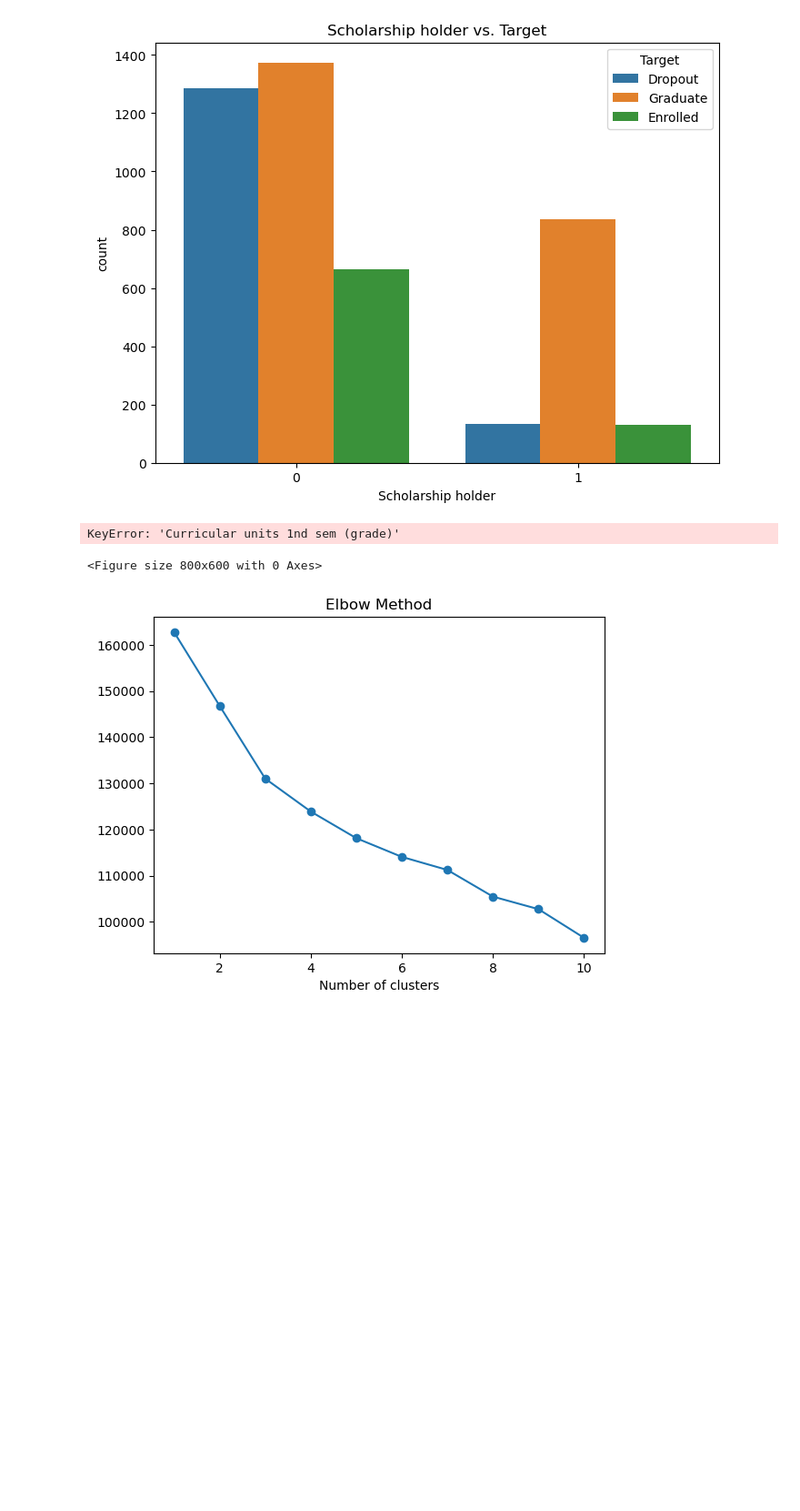
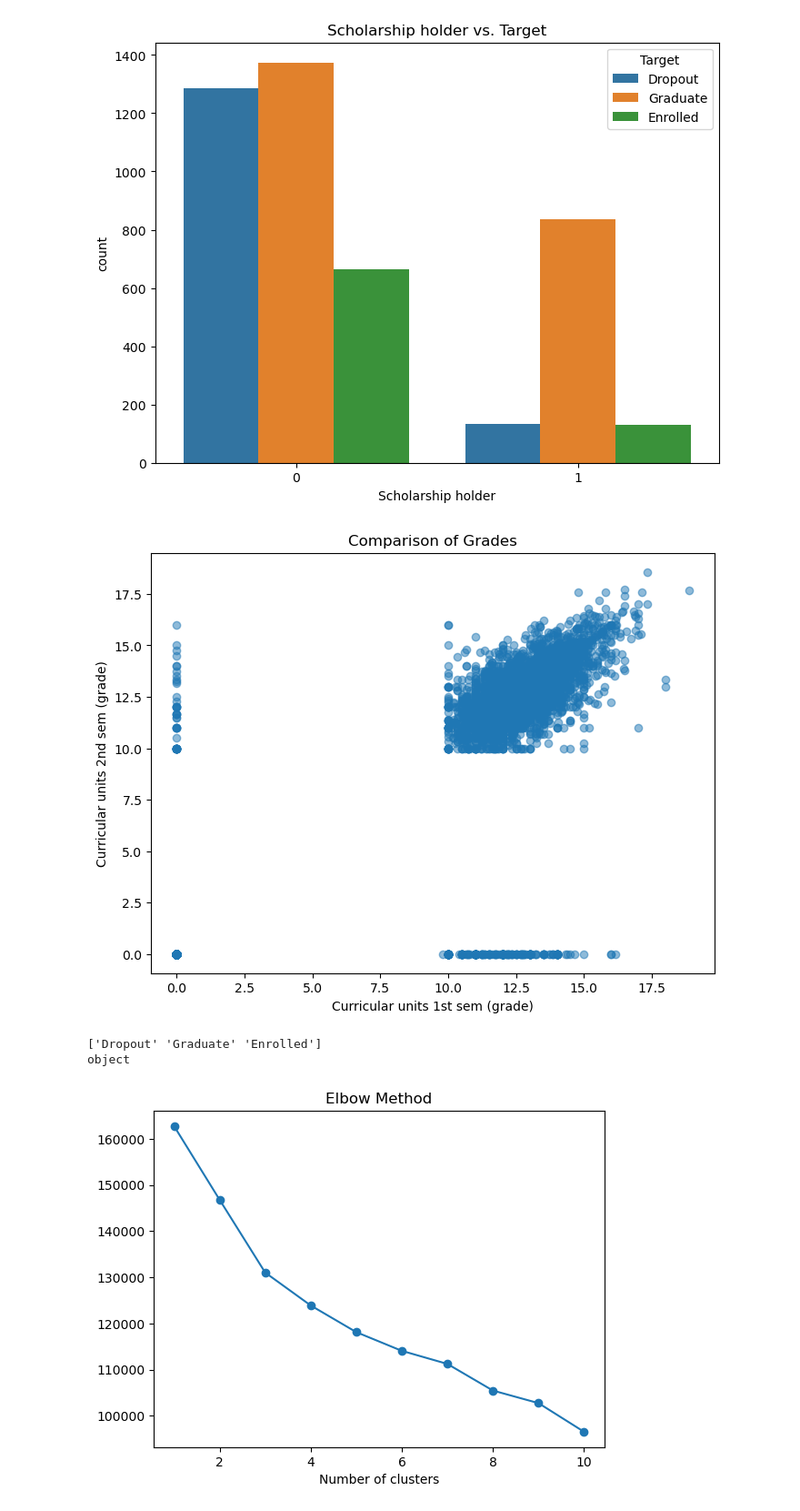
Before and after one commit to Keipatr/student-prediction-analysis, a Jupyter notebook: ALP_DATMIN_Kamis.ipynb, the cells around one changed output. Shown at 91% size. Drawn from its saved outputs; the diff is of its cells as text; code cells hidden in the pictures; blank space fills up the shorter version.

```diff
--- a/ALP_DATMIN_Kamis.ipynb
+++ b/ALP_DATMIN_Kamis.ipynb
@@ -201,14 +201,20 @@ plt.show()
 [figure]
 # %%
 plt.figure(figsize=(8, 6))
-plt.scatter(df['Curricular units 1nd sem (grade)'], df['Curricular units 1st sem (grade)'])
+plt.scatter(x=df['Curricular units 1st sem (grade)'], y=df['Curricular units 2nd sem (grade)'],
+            alpha=0.5)
 plt.xlabel('Curricular units 1st sem (grade)')
 plt.ylabel('Curricular units 2nd sem (grade)')
-plt.title('Scatterplot: Numerical vs. Numerical')
+plt.title('Comparison of Grades')
 plt.show()
 # %% [output]
-KeyError: 'Curricular units 1nd sem (grade)'
-<Figure size 800x600 with 0 Axes>
+[figure, added]
+# %%
+print(df['Target'].unique())
+print(df['Target'].dtype)
+# %% [output]
+['Dropout' 'Graduate' 'Enrolled']
+object
 # %%
 # df_cluster = df_scaled.drop(['Target'],axis=1)
 df_cluster = df_scaled.copy()
```
Also changed, not shown: parts of 2 cells of this notebook.
